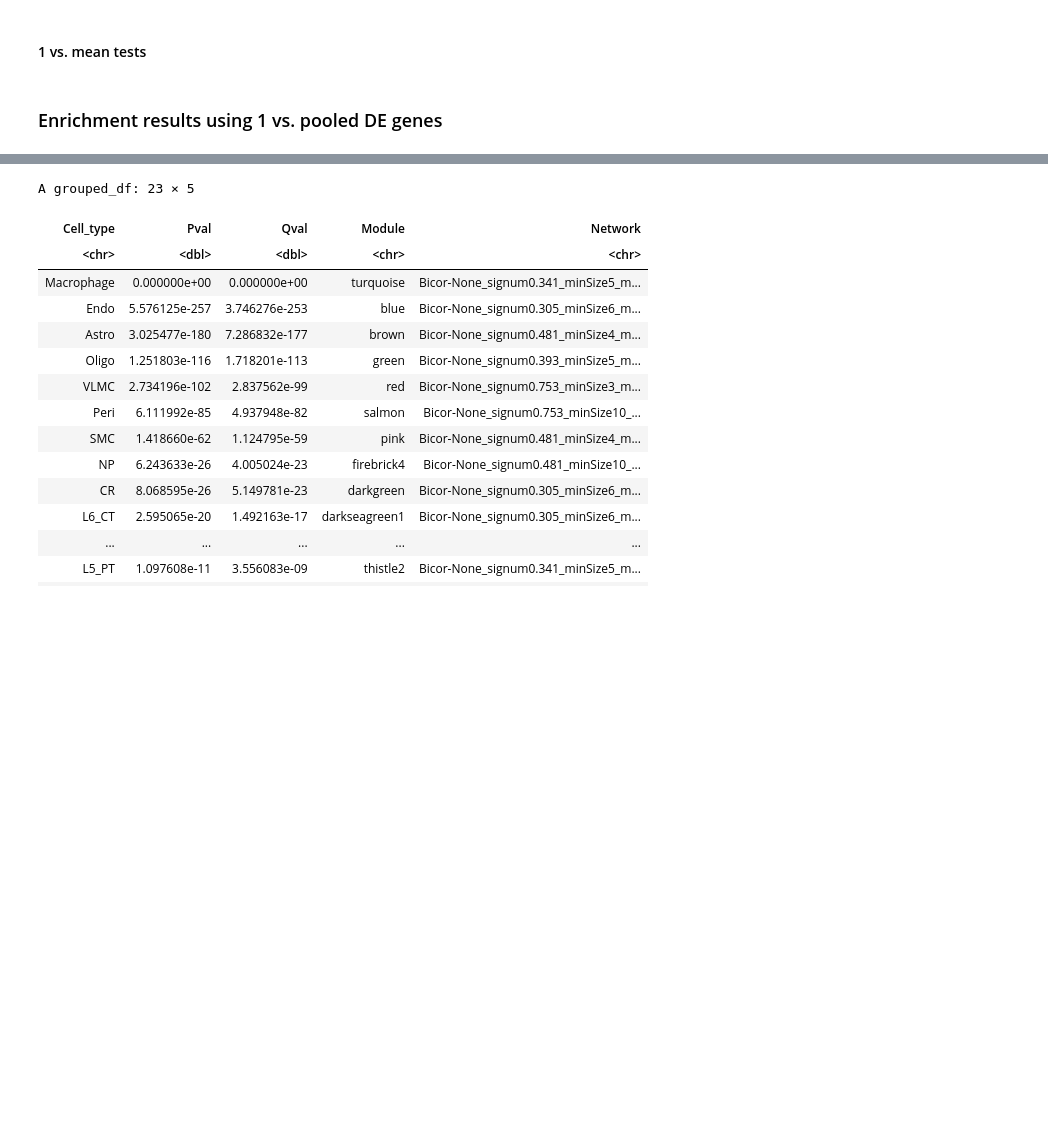
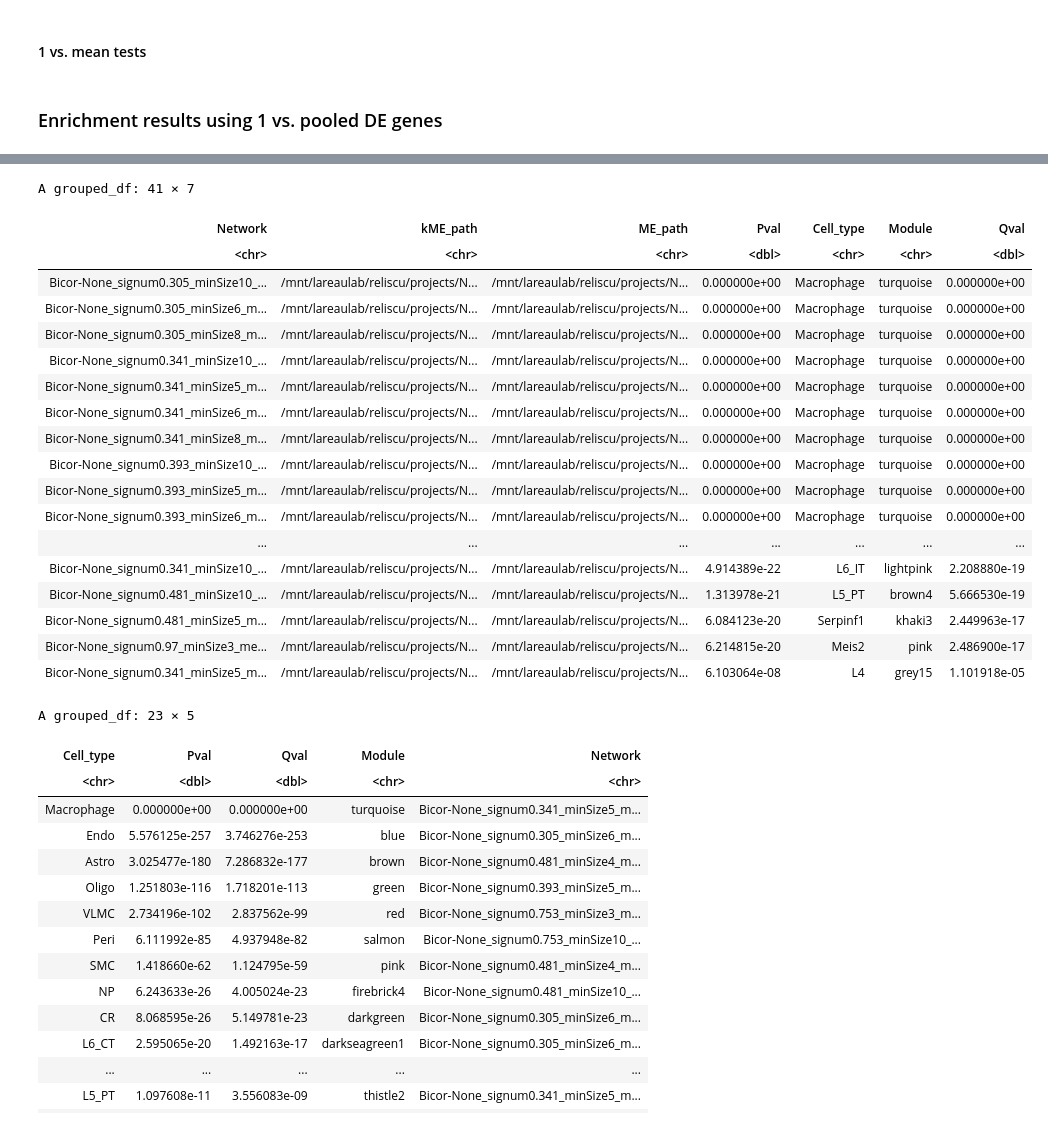
Before and after one commit to reliscu/pseudobulk_splicing_tasic_2018_mouse_ALM, a Jupyter notebook: 07_get_module_enrichments.ipynb, the cells around one changed output, grey strips where cells are left out. Cells and saved outputs as stored; diff of their text form; code cells hidden in the pictures; blank space fills up the shorter version.

```diff
--- a/07_get_module_enrichments.ipynb
+++ b/07_get_module_enrichments.ipynb
@@ -13,8 +28,8 @@ Here I perform enrichment analysis to find modules enriched for cell type marker
 
 These modules will later be used to correlate with exon PSI to define cell type-specific exons.
 # %%
-network_dir <- "tasic_2018_ALM_STAR_20pcntCells_25SD_200samples_log2_pseudobulk_Modules"
-network_dataset <- "20pcntCells_25SD_200samples_log2_pseudobulk"
+network_dir <- "tasic_2018_ALM_STAR_20pcntCells_30pcntVar_200samples_log2_pseudobulk_Modules"
+network_dataset <- "20pcntCells_30pcntVar_200samples_log2_pseudobulk"
 # %%
 mod_def <- "PosBC"
 unique <- TRUE
@@ -63,15 +82,31 @@ pooled_enrichments_df <- get_module_enrichments(network_dir, pooled_ctype_genes,
 # %%
 # Get most enriched cell type for each module
 # If cell type is most enriched in multiple modules, choose module with smallest p-value
 
-pooled_top_mods_df <- pooled_enrichments_df %>%
-    group_by(Network, Module) %>%
-    slice_min(Qval) %>%
+pooled_enrichments_df %>%
     group_by(Cell_type) %>%
-    arrange(Network) %>%
     slice_min(Qval, with_ties=FALSE) %>%
-    filter(Qval < .05) %>%
     arrange(Qval)
+# %% [output]
+A grouped_df: 41 × 7
+| Network | kME_path | ME_path | Pval | Cell_type | Module | Qval |
+| <chr> | <chr> | <chr> | <dbl> | <chr> | <chr> | <dbl> |
+| Bicor-None_signum0.305_minSize10_... | /mnt/lareaulab/reliscu/projects/N... | /mnt/lareaulab/reliscu/projects/N... | 0.000000e+00 | Macrophage | turquoise | 0.000000e+00 |
+| Bicor-None_signum0.305_minSize6_m... | /mnt/lareaulab/reliscu/projects/N... | /mnt/lareaulab/reliscu/projects/N... | 0.000000e+00 | Macrophage | turquoise | 0.000000e+00 |
+| Bicor-None_signum0.305_minSize8_m... | /mnt/lareaulab/reliscu/projects/N... | /mnt/lareaulab/reliscu/projects/N... | 0.000000e+00 | Macrophage | turquoise | 0.000000e+00 |
+| Bicor-None_signum0.341_minSize10_... | /mnt/lareaulab/reliscu/projects/N... | /mnt/lareaulab/reliscu/projects/N... | 0.000000e+00 | Macrophage | turquoise | 0.000000e+00 |
+| Bicor-None_signum0.341_minSize5_m... | /mnt/lareaulab/reliscu/projects/N... | /mnt/lareaulab/reliscu/projects/N... | 0.000000e+00 | Macrophage | turquoise | 0.000000e+00 |
+| Bicor-None_signum0.341_minSize6_m... | /mnt/lareaulab/reliscu/projects/N... | /mnt/lareaulab/reliscu/projects/N... | 0.000000e+00 | Macrophage | turquoise | 0.000000e+00 |
+| Bicor-None_signum0.341_minSize8_m... | /mnt/lareaulab/reliscu/projects/N... | /mnt/lareaulab/reliscu/projects/N... | 0.000000e+00 | Macrophage | turquoise | 0.000000e+00 |
+| Bicor-None_signum0.393_minSize10_... | /mnt/lareaulab/reliscu/projects/N... | /mnt/lareaulab/reliscu/projects/N... | 0.000000e+00 | Macrophage | turquoise | 0.000000e+00 |
+| Bicor-None_signum0.393_minSize5_m... | /mnt/lareaulab/reliscu/projects/N... | /mnt/lareaulab/reliscu/projects/N... | 0.000000e+00 | Macrophage | turquoise | 0.000000e+00 |
+| Bicor-None_signum0.393_minSize6_m... | /mnt/lareaulab/reliscu/projects/N... | /mnt/lareaulab/reliscu/projects/N... | 0.000000e+00 | Macrophage | turquoise | 0.000000e+00 |
+| ... | ... | ... | ... | ... | ... | ... |
+| Bicor-None_signum0.341_minSize10_... | /mnt/lareaulab/reliscu/projects/N... | /mnt/lareaulab/reliscu/projects/N... | 4.914389e-22 | L6_IT | lightpink | 2.208880e-19 |
+| Bicor-None_signum0.481_minSize10_... | /mnt/lareaulab/reliscu/projects/N... | /mnt/lareaulab/reliscu/projects/N... | 1.313978e-21 | L5_PT | brown4 | 5.666530e-19 |
+| Bicor-None_signum0.481_minSize5_m... | /mnt/lareaulab/reliscu/projects/N... | /mnt/lareaulab/reliscu/projects/N... | 6.084123e-20 | Serpinf1 | khaki3 | 2.449963e-17 |
+| Bicor-None_signum0.97_minSize3_me... | /mnt/lareaulab/reliscu/projects/N... | /mnt/lareaulab/reliscu/projects/N... | 6.214815e-20 | Meis2 | pink | 2.486900e-17 |
+| Bicor-None_signum0.341_minSize5_m... | /mnt/lareaulab/reliscu/projects/N... | /mnt/lareaulab/reliscu/projects/N... | 6.103064e-08 | L4 | grey15 | 1.101918e-05 |
 # %%
 pooled_top_mods_df[,c("Cell_type", "Pval", "Qval", "Module", "Network")]
 # %% [output]
```
Also changed, not shown: parts of 5 cells of this notebook, 2 other files.
